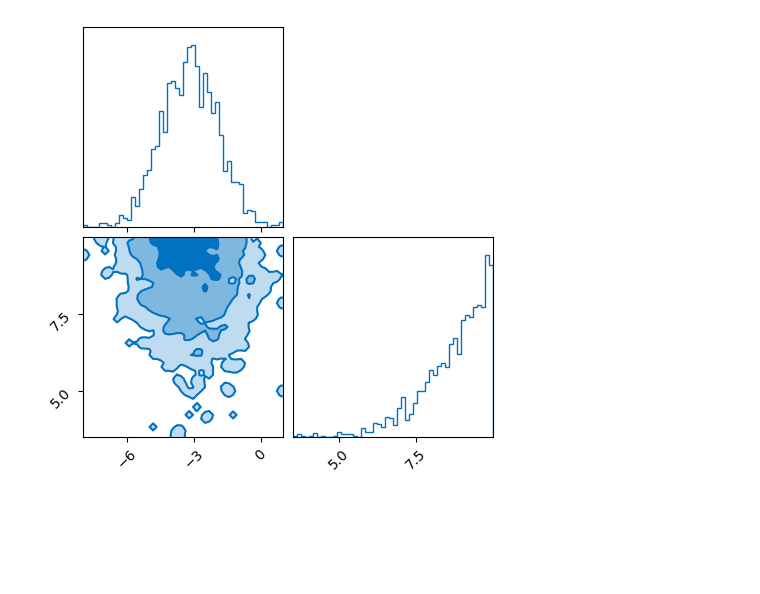
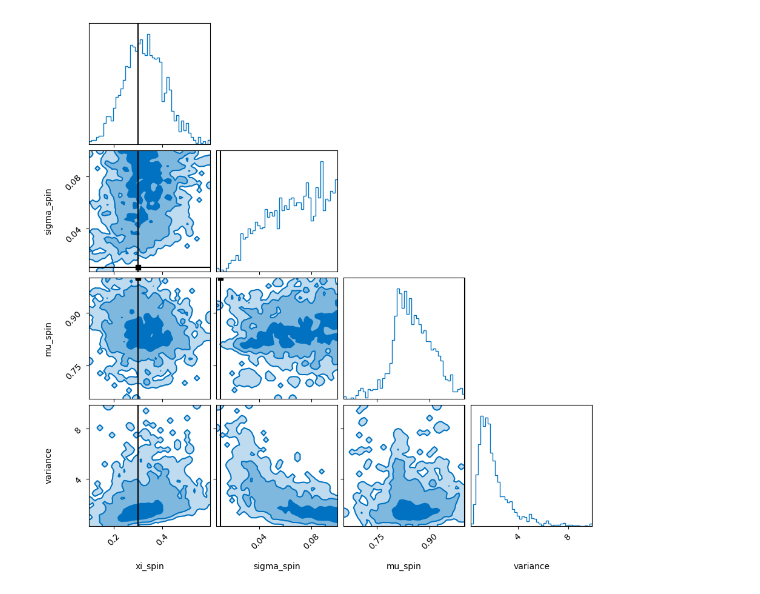
Before and after one commit to noahewolfe/tilts-and-kicks, a Jupyter notebook: code/injection/inspect.ipynb, the cells around one changed output. Cells and saved outputs as stored; diff of their text form; code cells hidden in the pictures; blank space fills up the shorter version.

```diff
--- a/code/injection/inspect.ipynb
+++ b/code/injection/inspect.ipynb
@@ -4,14 +4,28 @@ import numpy as np
 from util import plot_corner
 # %%
 r = h5ify.load(
-    '/n/home03/newolfe/projects/tilts-and-kicks/data/inference/injection/tests/260207/seed44/extras.h5'
+    '/n/home03/newolfe/projects/tilts-and-kicks/data/inference/injection/tests/260207/nobs70-seed1702-ulin/extras.h5'
 )
 # %%
 fig = plot_corner(
     np.column_stack([
-        r['lamb'],
+        r['xi_spin'],
+        r['sigma_spin'],
+        r['mu_spin'],
         r['variance']
-    ])
+    ]),
+    truths=[
+        0.3,
+        1e-2,
+        1,
+        0,
+    ],
+    labels=[
+        'xi_spin',
+        'sigma_spin',
+        'mu_spin',
+        'variance'
+    ]
 );
 # %% [output]
-[figure, old version]
+[figure, new version]
```
Also changed, not shown: 3 other files.
